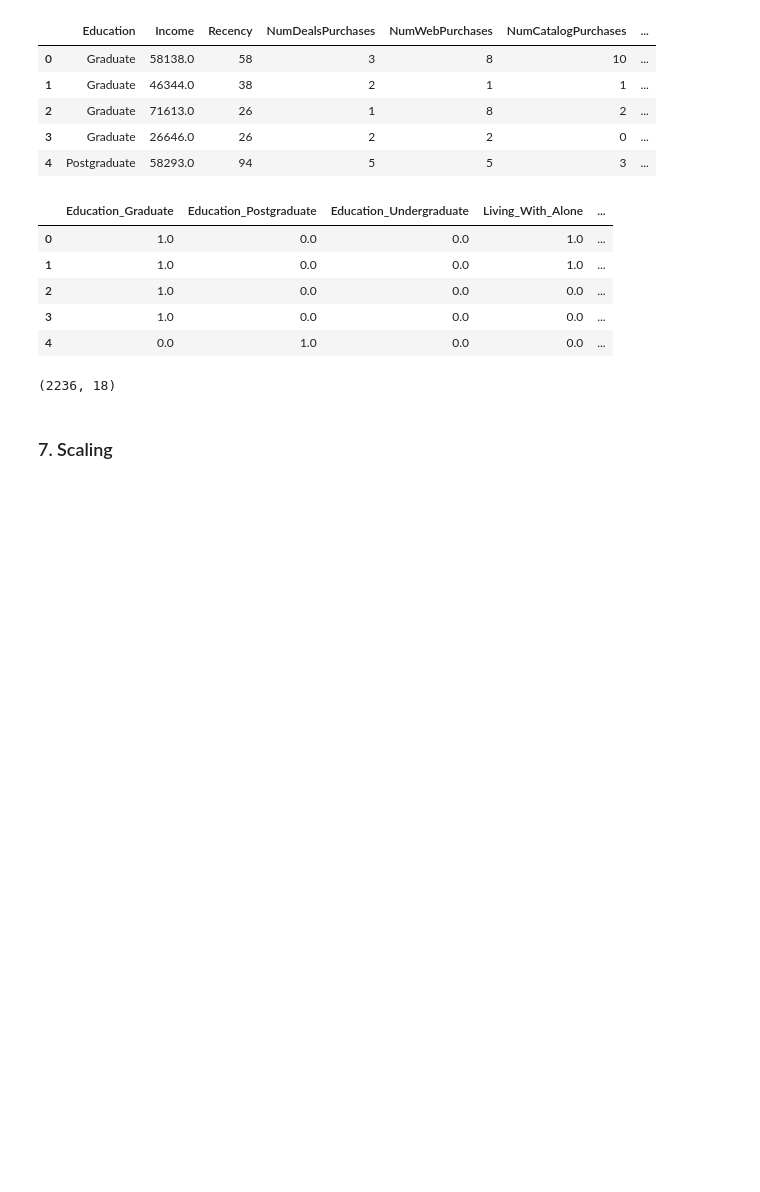
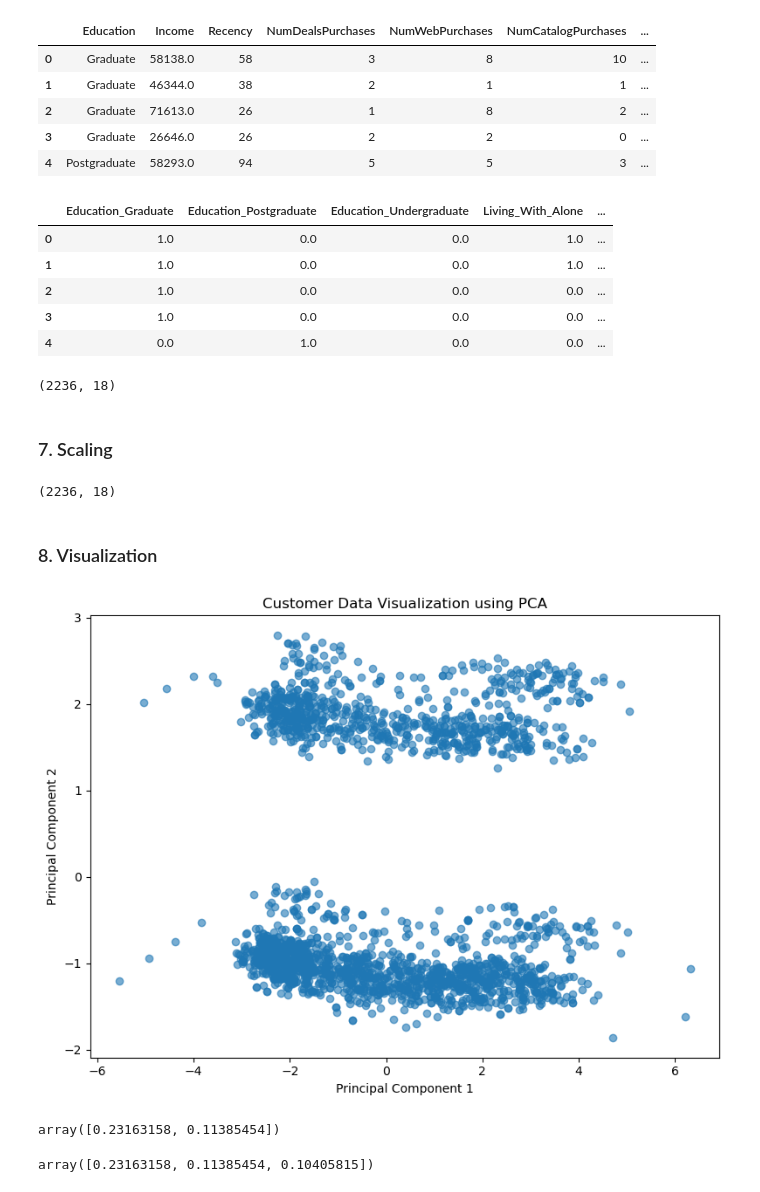
Before and after one commit to yashpal0502/SmartCart-Clustering-System, a Jupyter notebook: notebooks/01 - data_preprocessing.ipynb, the cells around one changed output. Cells and saved outputs as stored; diff of their text form; code cells hidden in the pictures; blank space fills up the shorter version.

Commit message:
add 3D PCA visualization

```diff
--- a/notebooks/01 - data_preprocessing.ipynb
+++ b/notebooks/01 - data_preprocessing.ipynb
@@ -330,3 +330,52 @@ from sklearn.preprocessing import StandardScaler
 
 scaler = StandardScaler()
 X_scaled = scaler.fit_transform(X)
+# %%
+X_scaled.shape
+# %% [output]
+(2236, 18)
+# %% [markdown]
+### 8. Visualization
+# %%
+# 2D
+
+from sklearn.decomposition import PCA
+
+pca = PCA(n_components=2)
+X_pca = pca.fit_transform(X_scaled)
+# %%
+# Plot
+
+plt.figure(figsize=(8, 6))
+
+plt.scatter(
+    X_pca[:, 0],
+    X_pca[:, 1],
+    alpha=0.6
+)
+
+plt.xlabel("Principal Component 1")
+plt.ylabel("Principal Component 2")
+plt.title("Customer Data Visualization using PCA")
+
+plt.tight_layout()
+
+plt.savefig(
+    "../visualizations/clustering/pca_before_clustering.png",
+    dpi=150,
+    bbox_inches="tight"
+)
+
+plt.show()
+# %% [output]
+[figure, added]
+# %%
+pca.explained_variance_ratio_
+# %% [output]
+array([0.23163158, 0.11385454])
+# %%
+pca = PCA(n_components=3)
+X_pca = pca.fit_transform(X_scaled)
+pca.explained_variance_ratio_
+# %% [output]
+array([0.23163158, 0.11385454, 0.10405815])
```
Also changed, not shown: parts of 1 cell of this notebook, 2 other files.
